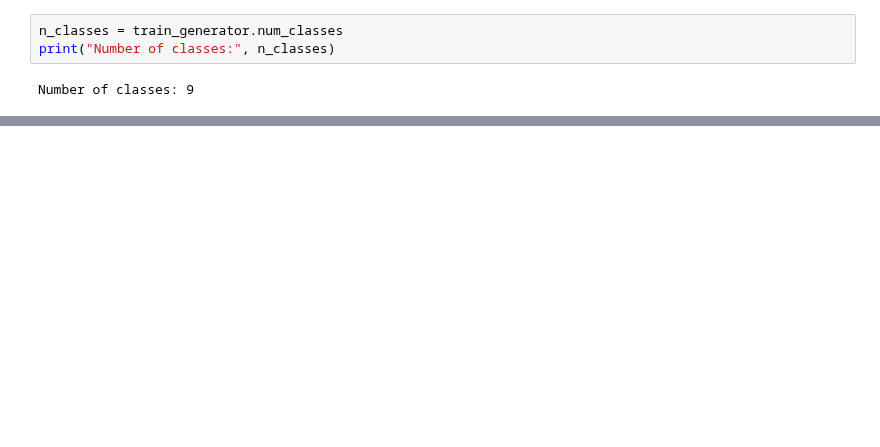
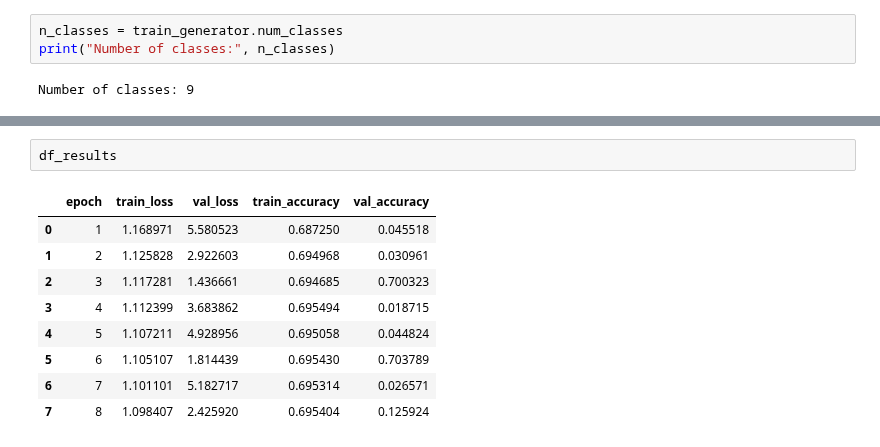
Before and after one commit to LucasLessa1/PIBIC, a Jupyter notebook: NIH-CHEST_model.ipynb, the cells around one changed output, grey strips where cells are left out. Drawn from its saved outputs; the diff is of its cells as text; blank space fills up the shorter version.

```diff
--- a/NIH-CHEST_model.ipynb
+++ b/NIH-CHEST_model.ipynb
@@ -131,0 +141,12 @@ model.plot_history(history)
+# %%
+df_results
+# %% [output]
+|  | epoch | train_loss | val_loss | train_accuracy | val_accuracy |
+| 0 | 1 | 1.168971 | 5.580523 | 0.687250 | 0.045518 |
+| 1 | 2 | 1.125828 | 2.922603 | 0.694968 | 0.030961 |
+| 2 | 3 | 1.117281 | 1.436661 | 0.694685 | 0.700323 |
+| 3 | 4 | 1.112399 | 3.683862 | 0.695494 | 0.018715 |
+| 4 | 5 | 1.107211 | 4.928956 | 0.695058 | 0.044824 |
+| 5 | 6 | 1.105107 | 1.814439 | 0.695430 | 0.703789 |
+| 6 | 7 | 1.101101 | 5.182717 | 0.695314 | 0.026571 |
+| 7 | 8 | 1.098407 | 2.425920 | 0.695404 | 0.125924 |
```
Also changed, not shown: parts of 12 cells of this notebook.
